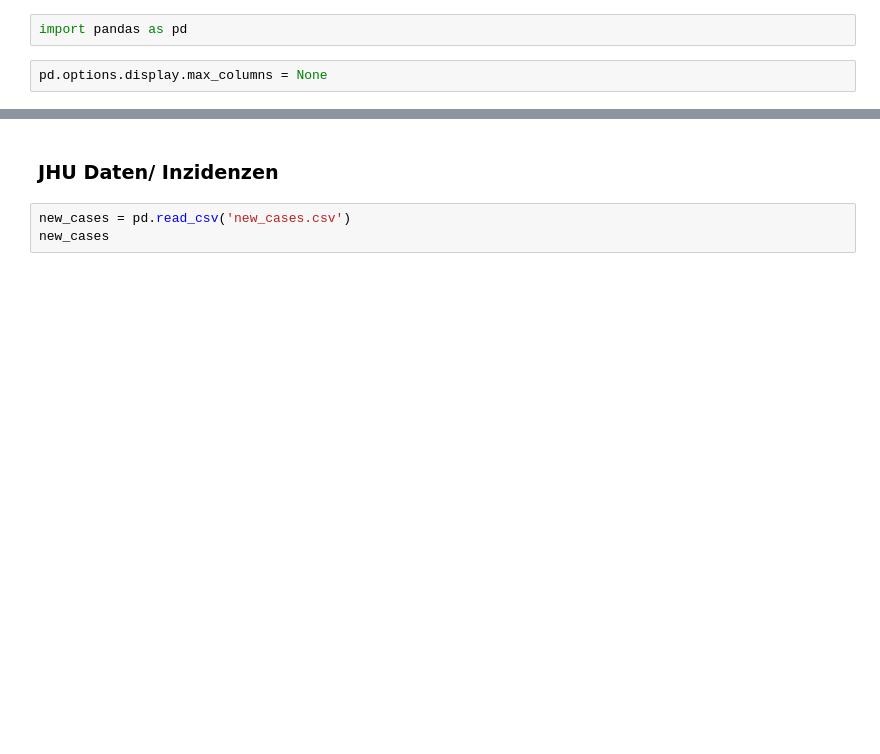
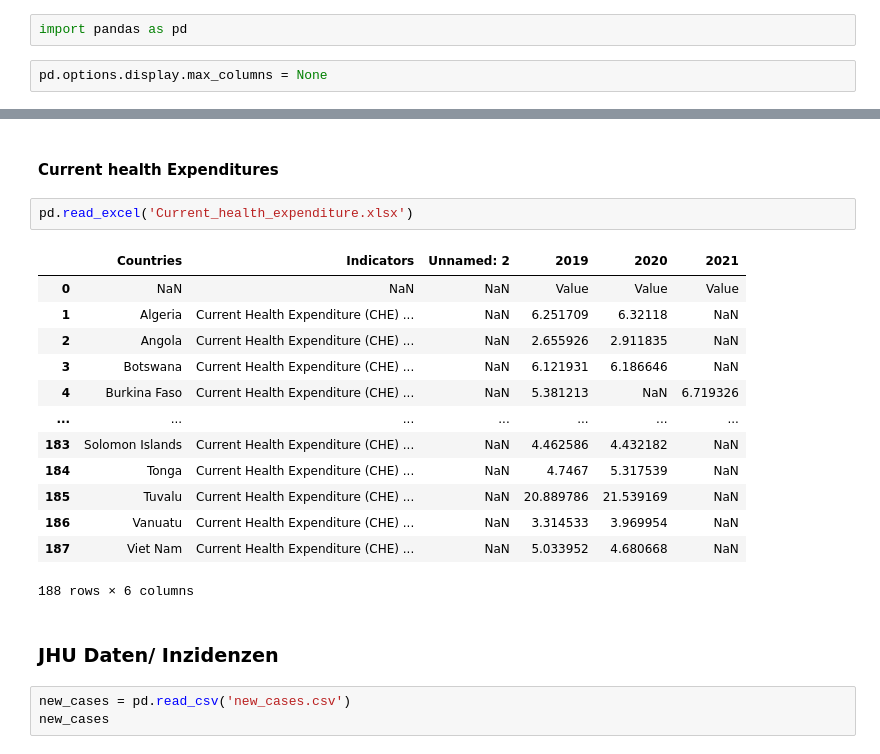
Before and after one commit to moshchev/smart_data, a Jupyter notebook: analyse.ipynb, the cells around one changed output, grey strips where cells are left out. Saved outputs shown, nothing was run; the diff lists cells and outputs as text; blank space fills up the shorter version.

```diff
--- a/analyse.ipynb
+++ b/analyse.ipynb
@@ -10,3 +24,21 @@ ValueError: Excel file format cannot be determined, you must specify an engine m
+# %% [markdown]
+#### Current health Expenditures
+# %%
+pd.read_excel('Current_health_expenditure.xlsx')
+# %% [output]
+|  | Countries | Indicators | Unnamed: 2 | 2019 | 2020 | 2021 |
+| 0 | NaN | NaN | NaN | Value | Value | Value |
+| 1 | Algeria | Current Health Expenditure (CHE) ... | NaN | 6.251709 | 6.32118 | NaN |
+| 2 | Angola | Current Health Expenditure (CHE) ... | NaN | 2.655926 | 2.911835 | NaN |
+| 3 | Botswana | Current Health Expenditure (CHE) ... | NaN | 6.121931 | 6.186646 | NaN |
+| 4 | Burkina Faso | Current Health Expenditure (CHE) ... | NaN | 5.381213 | NaN | 6.719326 |
+| ... | ... | ... | ... | ... | ... | ... |
+| 183 | Solomon Islands | Current Health Expenditure (CHE) ... | NaN | 4.462586 | 4.432182 | NaN |
+| 184 | Tonga | Current Health Expenditure (CHE) ... | NaN | 4.7467 | 5.317539 | NaN |
+| 185 | Tuvalu | Current Health Expenditure (CHE) ... | NaN | 20.889786 | 21.539169 | NaN |
+| 186 | Vanuatu | Current Health Expenditure (CHE) ... | NaN | 3.314533 | 3.969954 | NaN |
+| 187 | Viet Nam | Current Health Expenditure (CHE) ... | NaN | 5.033952 | 4.680668 | NaN |
+188 rows × 6 columns
 # %% [markdown]
 ### JHU Daten/ Inzidenzen
 # %%
```
Also changed, not shown: parts of 18 cells of this notebook.
